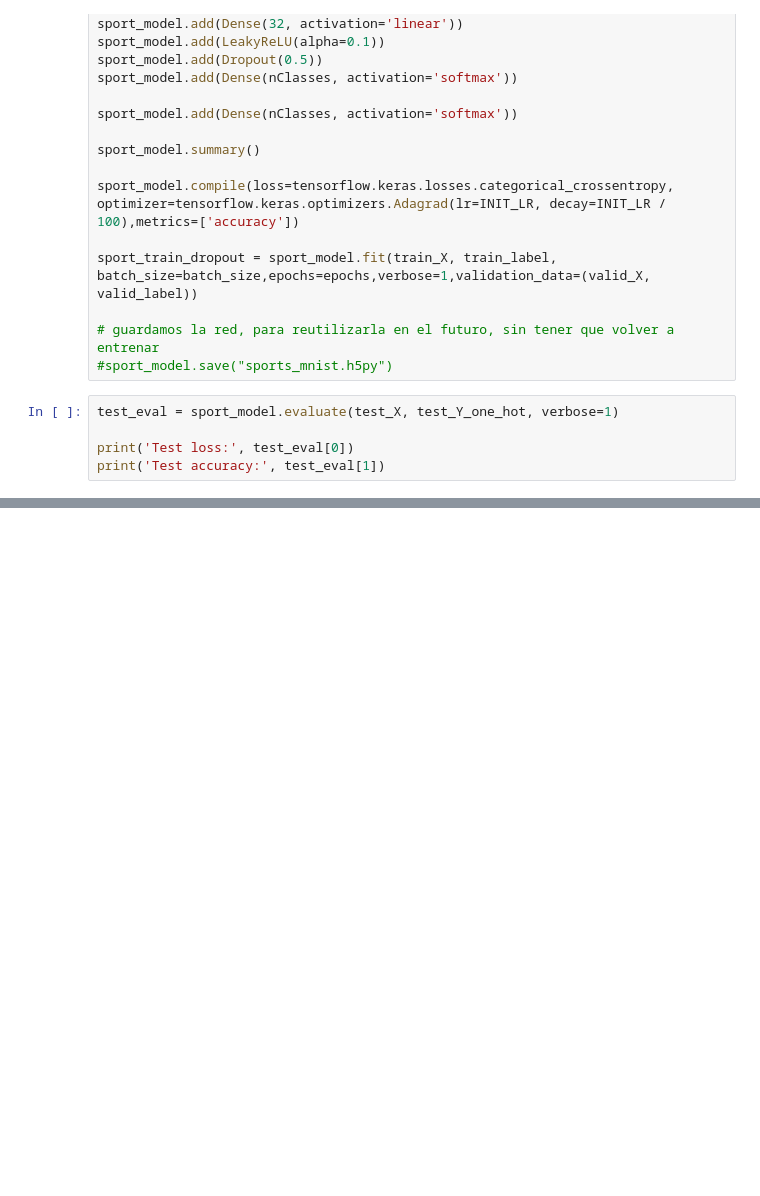
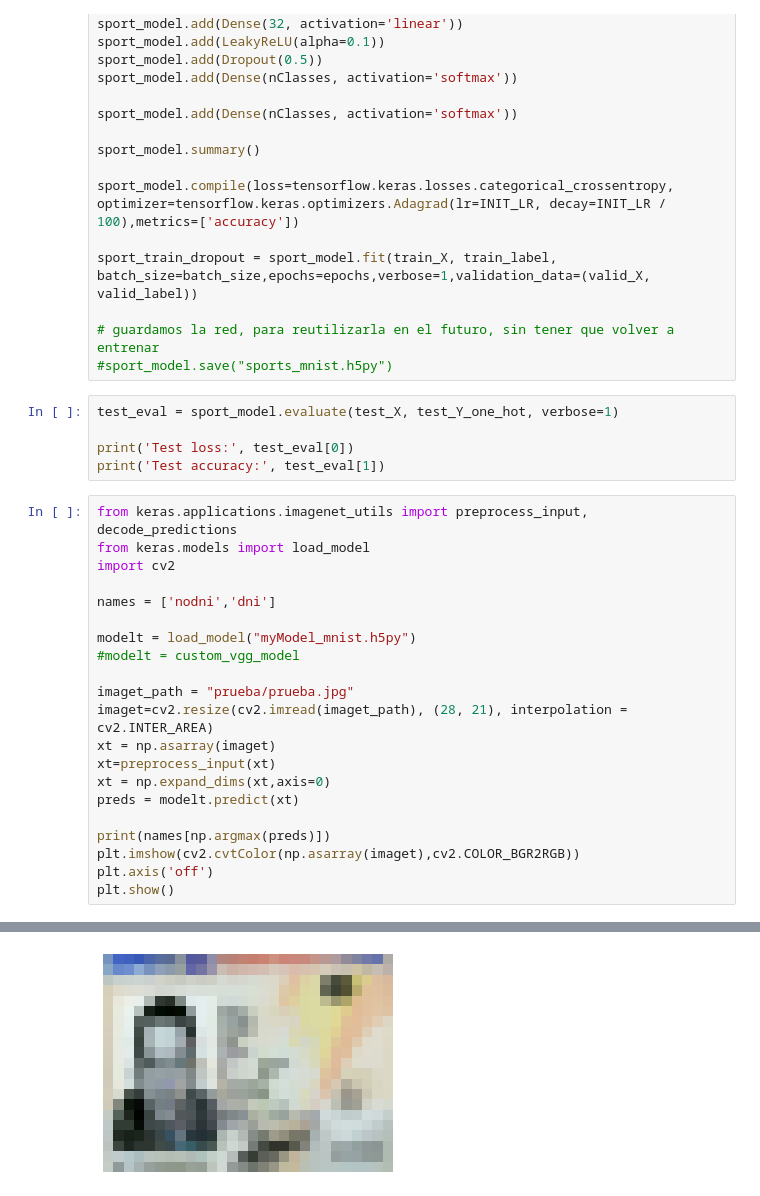
Before and after one commit to 794866/procesamientoImagenes, a Jupyter notebook: spyderScripts/dataGenerated/convolutionaNetworkManyNeuron.ipynb, the cells around one changed output, grey strips where cells are left out. Saved outputs shown, nothing was run; the diff lists cells and outputs as text; blank space fills up the shorter version.

```diff
--- a/spyderScripts/dataGenerated/convolutionaNetworkManyNeuron.ipynb
+++ b/spyderScripts/dataGenerated/convolutionaNetworkManyNeuron.ipynb
@@ -332,3 +433,25 @@ test_eval = sport_model.evaluate(test_X, test_Y_one_hot, verbose=1)
 
 print('Test loss:', test_eval[0])
 print('Test accuracy:', test_eval[1])
+# %%
+from keras.applications.imagenet_utils import preprocess_input, decode_predictions
+from keras.models import load_model
+import cv2
+
+names = ['nodni','dni']
+
+modelt = load_model("myModel_mnist.h5py")
+#modelt = custom_vgg_model
+
+imaget_path = "prueba/prueba.jpg"
+imaget=cv2.resize(cv2.imread(imaget_path), (28, 21), interpolation = cv2.INTER_AREA)
+xt = np.asarray(imaget)
+xt=preprocess_input(xt)
+xt = np.expand_dims(xt,axis=0)
+preds = modelt.predict(xt)
+
+print(names[np.argmax(preds)])
+plt.imshow(cv2.cvtColor(np.asarray(imaget),cv2.COLOR_BGR2RGB))
+plt.axis('off')
+plt.show()
+# %% [output]
@@ -334,0 +460 @@ print('Test accuracy:', test_eval[1])
+[figure, added]
```
Also changed, not shown: parts of 9 cells of this notebook, 6 other files.
